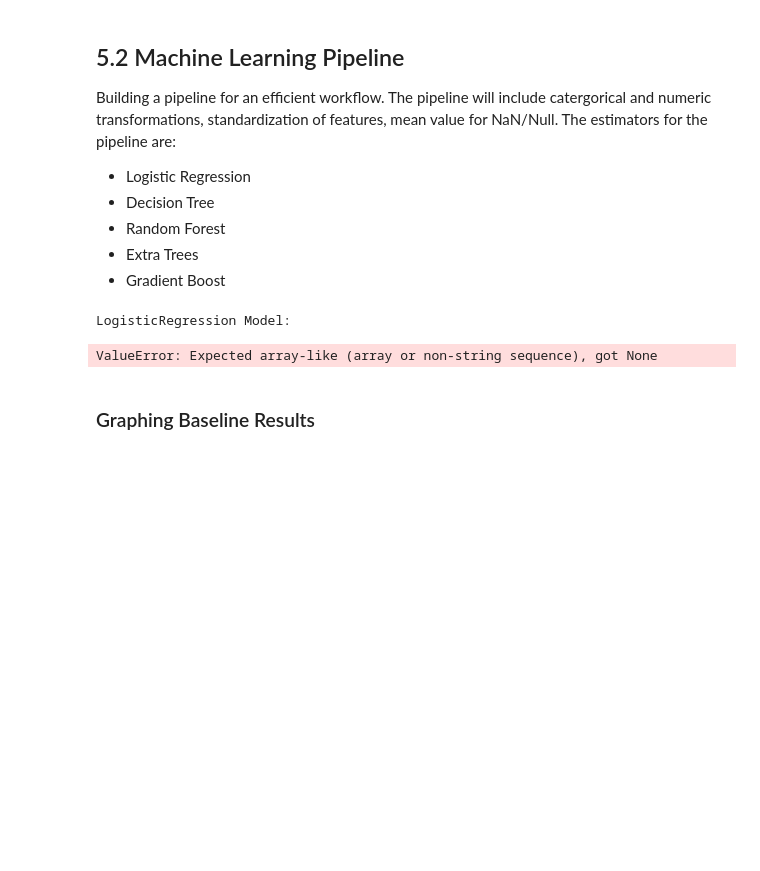
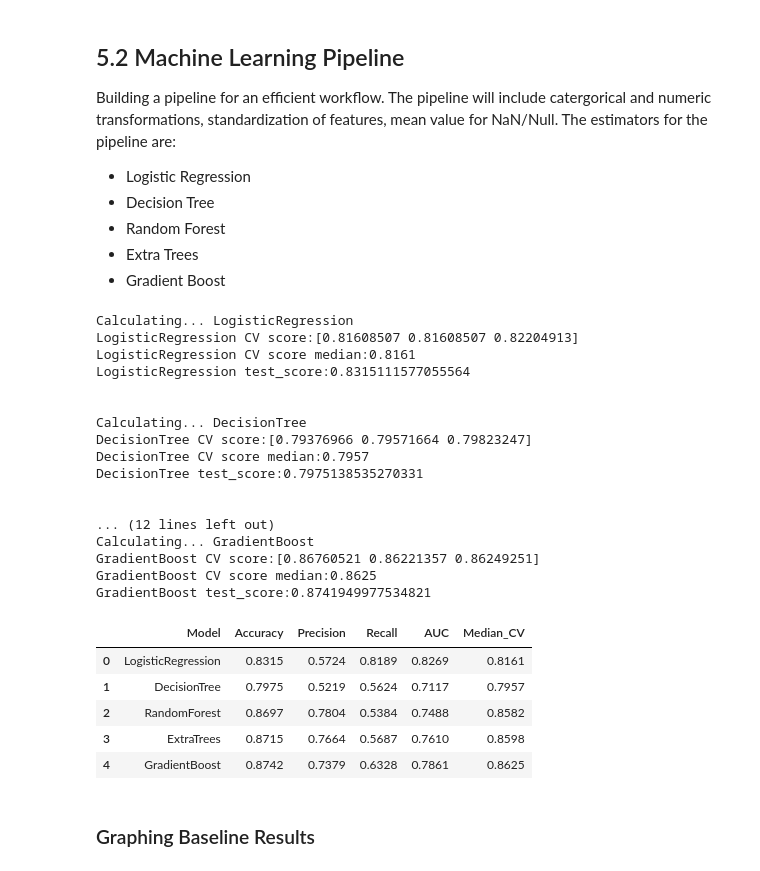
Before and after one commit to westonshuken/h1n1-and-flu-vaccine-predictor, a Jupyter notebook: index-copy-weston-SMOTE.ipynb, the cells around one changed output. Saved outputs shown, nothing was run; the diff lists cells and outputs as text; code cells hidden in the pictures; blank space fills up the shorter version.

Commit message:
SMOTE pipeline

```diff
--- a/index-copy-weston-SMOTE.ipynb
+++ b/index-copy-weston-SMOTE.ipynb
@@ -217,4 +230,4 @@ preprocessor = ColumnTransformer(
     transformers=[("num", numeric_transformer, num_features),
                   ("cat", categorical_transformer, cat_features)], remainder='passthrough')
 # %%
-# sm = SMOTE(sampling_strategy='minority', random_state=42)
+sm = SMOTE(sampling_strategy='minority', random_state=42)
@@ -291,9 +251,62 @@ def run_models(models, df=data, target=target_variable):
-# %%
-model_metrics = run_models(baseline)
-model_metrics
-# %% [output]
-LogisticRegression Model:
-ValueError: Expected array-like (array or non-string sequence), got None
+# %%
+def run_models(models, df=data, target=target_variable):
+    X_train, X_test, y_train, y_test = data_split(df, target)
+
+    metric_table = pd.DataFrame(columns = ['Model', 'Accuracy', 'Precision', 'Recall', 'AUC', 'Median_CV'])
+
+    for name, classifier in classifiers.items():
+        print(f'Calculating... {name}')
+        pipeline = ImPipeline(steps = [['ct', preprocessor],
+                                        ['smote', sm],
+                                        ['classifier', classifier['classifier']]])
+
+        pipeline.fit(X_train, y_train)
+        y_pred = pipeline.predict(X_train)
+        cv_score = cross_val_score(pipeline, X_train, y_train, cv=3)
+        cv_score_median = round(np.median(cv_score), 4)
+        print(f'{name} CV score:{cv_score}')
+        print(f'{name} CV score median:{cv_score_median}')
+
+        test_score = pipeline.score(X_test, y_test)
+        print(f'{name} test_score:{test_score}')
+        print('\n')
+
+        accuracy = round(accuracy_score(y_train, y_pred), 4)
+        precision = round(precision_score(y_train, y_pred), 4)
+        recall = round(recall_score(y_train, y_pred), 4)
+        auc = round(roc_auc_score(y_train, y_pred), 4)
+
+        metric_table = metric_table.append({'Model': name, 'Accuracy': accuracy,
+                                            'Precision': precision, 'Recall': recall,
+                                            'AUC': auc, 'Median_CV':cv_score_median}, ignore_index=True)
+
+    return metric_table
+# %%
+run_models(classifiers, df=data, target=target_variable)
+# %% [output]
+Calculating... LogisticRegression
+LogisticRegression CV score:[0.81608507 0.81608507 0.82204913]
+LogisticRegression CV score median:0.8161
+LogisticRegression test_score:0.8315111577055564
+
+
+Calculating... DecisionTree
+DecisionTree CV score:[0.79376966 0.79571664 0.79823247]
+DecisionTree CV score median:0.7957
+DecisionTree test_score:0.7975138535270331
+
+
+... (12 lines left out)
+Calculating... GradientBoost
+GradientBoost CV score:[0.86760521 0.86221357 0.86249251]
+GradientBoost CV score median:0.8625
+GradientBoost test_score:0.8741949977534821
+|  | Model | Accuracy | Precision | Recall | AUC | Median_CV |
+| 0 | LogisticRegression | 0.8315 | 0.5724 | 0.8189 | 0.8269 | 0.8161 |
+| 1 | DecisionTree | 0.7975 | 0.5219 | 0.5624 | 0.7117 | 0.7957 |
+| 2 | RandomForest | 0.8697 | 0.7804 | 0.5384 | 0.7488 | 0.8582 |
+| 3 | ExtraTrees | 0.8715 | 0.7664 | 0.5687 | 0.7610 | 0.8598 |
+| 4 | GradientBoost | 0.8742 | 0.7379 | 0.6328 | 0.7861 | 0.8625 |
 # %% [markdown]
 ### Graphing Baseline Results
 # %%
```
Also changed, not shown: parts of 8 cells of this notebook.
